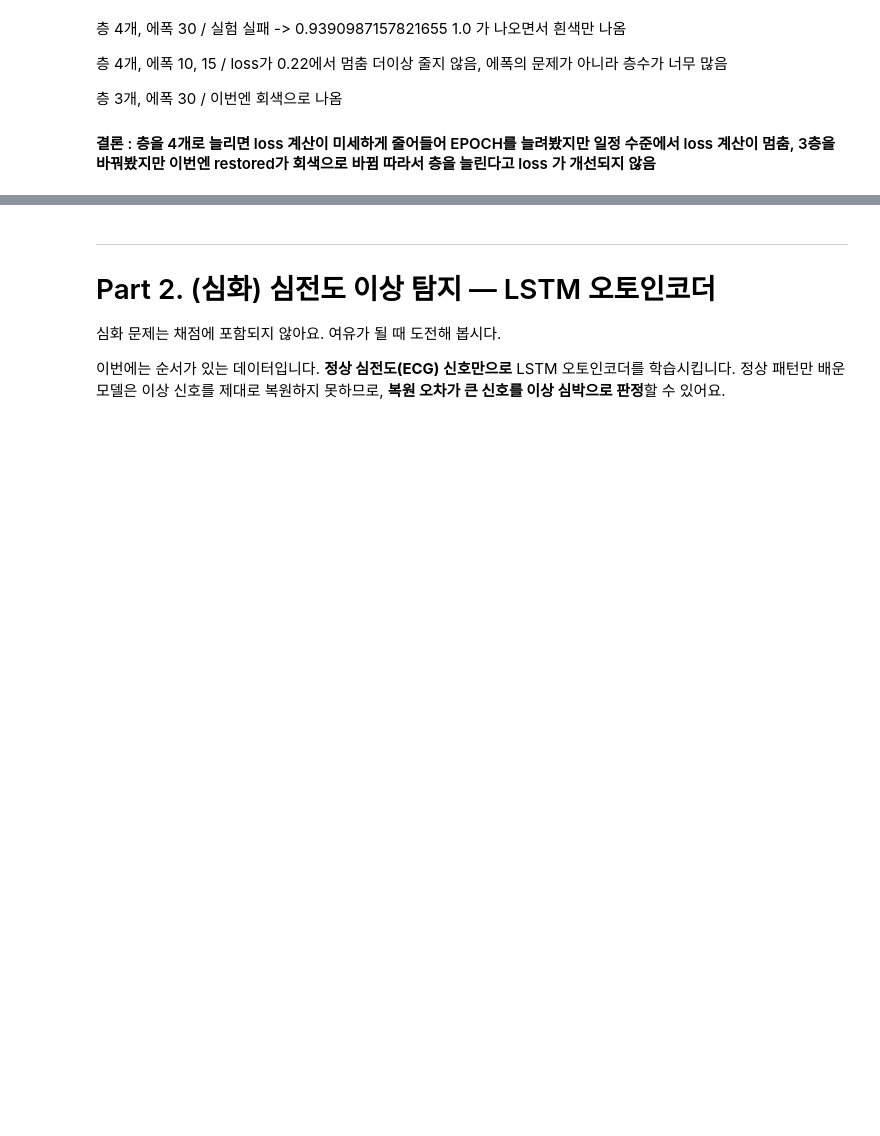
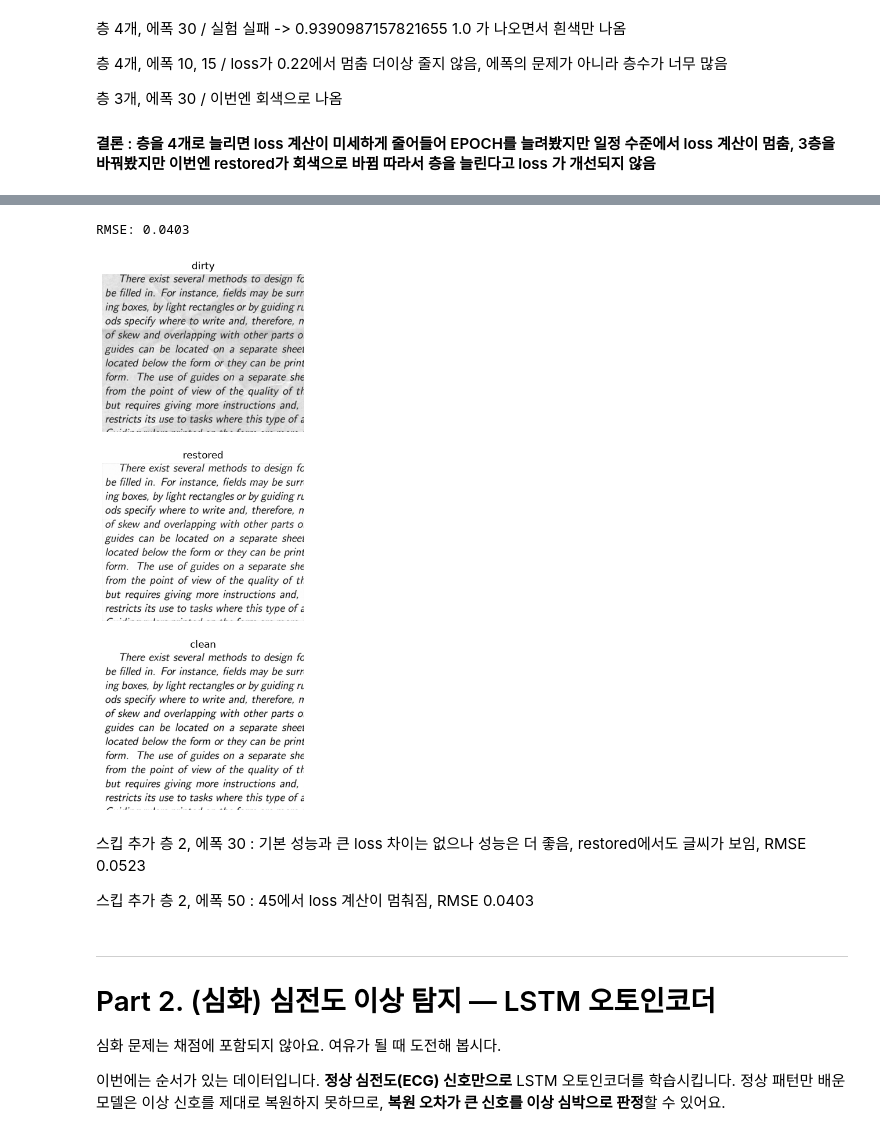
Before and after one commit to yy-0401/CodeIt_Mission_AE, a Jupyter notebook: 미션5_1팀_김이연.ipynb, the cells around one changed output, grey strips where cells are left out. Saved outputs shown, nothing was run; the diff lists cells and outputs as text; code cells hidden in the pictures; blank space fills up the shorter version.

```diff
--- a/미션5_1팀_김이연.ipynb
+++ b/미션5_1팀_김이연.ipynb
@@ -401,3 +482,38 @@ print(restored_full.min().item(), restored_full.max().item())
+# %%
+# ConvDenoiser → ImprovedDenoiser_1 : 모델 구조 이름 / model → improved_model_1 : 실제 모델 변수 / optimizer → improved_optimizer_1 : 개선 모델을 학습시키는 도구
+
+def denoise_full_image(improved_model_1, img_tensor, multiple=4):
+    """크기가 4의 배수가 아니면 오른쪽/아래를 패딩한 뒤 복원하고, 원래 크기로 되돌립니다."""
+    _, h, w = img_tensor.shape
+    pad_h = (multiple - h % multiple) % multiple
+    pad_w = (multiple - w % multiple) % multiple
+    x = F.pad(img_tensor.unsqueeze(0), (0, pad_w, 0, pad_h), mode="reflect")
+    improved_model_1.eval()
+    with torch.no_grad():
+        out = improved_model_1(x.to(device)).cpu()
+    return out[0, :, :h, :w]
+
+
+# 훈련 이미지 하나를 통째로 복원해 봅니다.
+name = train_dataset.files[0]
+dirty_full = TF.to_tensor(Image.open(TRAIN_DIR / name).convert("L"))
+clean_full = TF.to_tensor(Image.open(CLEAN_DIR / name).convert("L"))
+restored_full = denoise_full_image(improved_model_1, dirty_full)
+
+rmse = torch.sqrt(((restored_full - clean_full) ** 2).mean())
+print(f"RMSE: {rmse:.4f}")
+
+fig, axes = plt.subplots(3, 1, figsize=(10, 12))
+for ax, img, title in zip(axes, [dirty_full, restored_full, clean_full], ["dirty", "restored", "clean"]):
+    ax.imshow(img.squeeze(), cmap="gray"); ax.set_title(title); ax.axis("off")
+plt.show()
+# %% [output]
+RMSE: 0.0403
+[figure, added]
+# %% [markdown]
+스킵 추가 층 2, 에폭 30 : 기본 성능과 큰 loss 차이는 없으나 성능은 더 좋음, restored에서도 글씨가 보임, RMSE 0.0523
+
+스킵 추가 층 2, 에폭 50 : 45에서 loss 계산이 멈춰짐, RMSE  0.0403
 # %% [markdown]
 ---
 # Part 2. (심화) 심전도 이상 탐지 — LSTM 오토인코더
```
Also changed, not shown: parts of 8 cells of this notebook.
